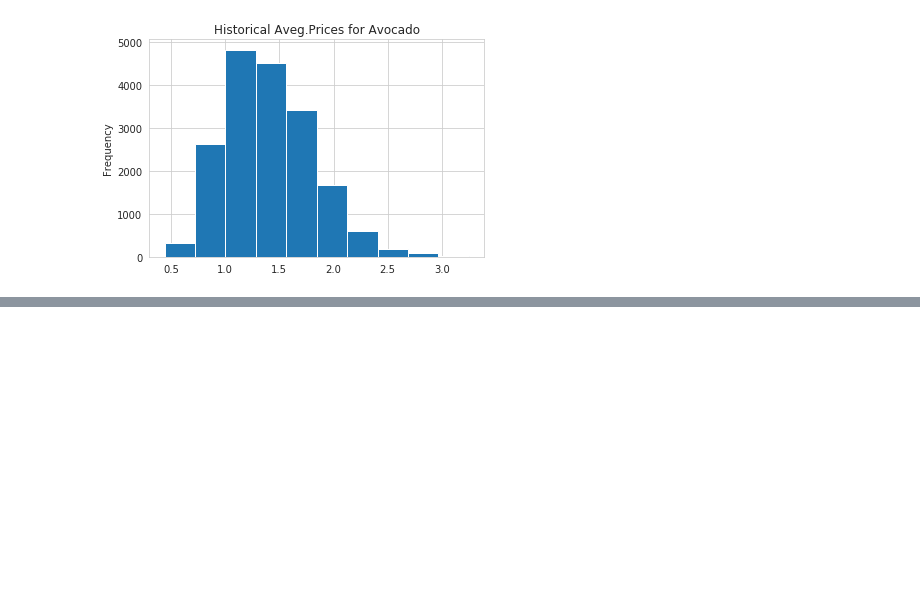
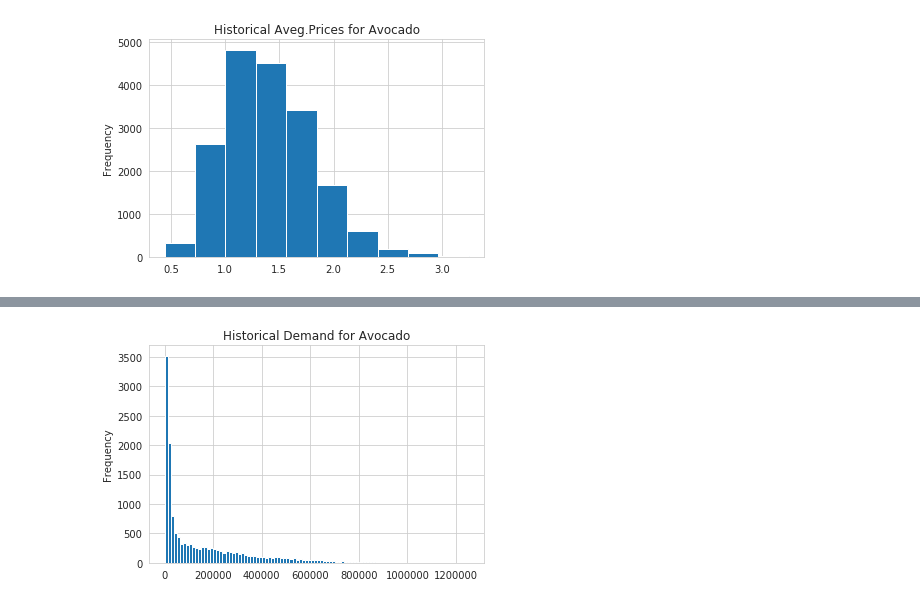
Before and after one commit to Wetpaint3/Blogs, a Jupyter notebook: Monte_Carlo_Simulations.ipynb, the cells around one changed output, grey strips where cells are left out. Cells and saved outputs as stored; diff of their text form; code cells hidden in the pictures; blank space fills up the shorter version.

```diff
--- a/Monte_Carlo_Simulations.ipynb
+++ b/Monte_Carlo_Simulations.ipynb
@@ -45,0 +67,5 @@ df['Demand'].plot(kind='hist', title='Historical Demand for Avocado');
+# %%
+# Simple histogram to confirm distribution
+dfwo['Demand'].plot(kind='hist', title='Historical Demand for Avocado', bins=100);
+# %% [output]
+[figure, added]
```
Also changed, not shown: parts of 7 cells of this notebook.
